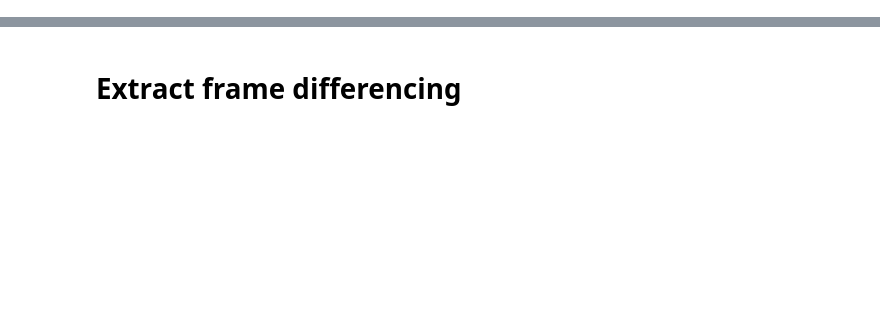
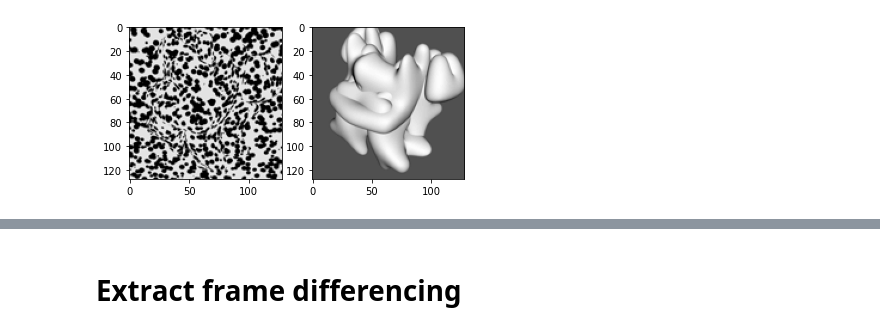
Before and after one commit to yifr/CommonFate, a Jupyter notebook: ImageProcessing.ipynb, the cells around one changed output, grey strips where cells are left out. Saved outputs shown, nothing was run; the diff lists cells and outputs as text; code cells hidden in the pictures; blank space fills up the shorter version.

```diff
--- a/ImageProcessing.ipynb
+++ b/ImageProcessing.ipynb
@@ -16,0 +185,30 @@ images.sort()
+# %%
+use_mnist = False
+noisy_gestalt = False
+use_frame_diff = False
+
+if use_frame_diff:
+    model = DenoisingConv(2, 64, 1)
+else:
+    model = DenoisingConv(1, 64, 1)
+
+if use_mnist:
+    tex, gt = noisy_img, img
+    model = DenoisingConv(1, 64, 1)
+
+    tex = torch.from_numpy(tex).unsqueeze(0).float()
+    gt = torch.from_numpy(gt).unsqueeze(0).float()
+
+else:
+    tex, gt = trainloader.__getitem__(0)
+    if noisy_gestalt:
+        gt = tex.float()
+        tex = tex + np.random.uniform(0, 0.0015, gt.shape)
+        tex = tex.float()
+
+fig, ax = plt.subplots(1, 2)
+ax[0].imshow(tex.squeeze(0), cmap="gray")
+ax[1].imshow(gt.squeeze(0), cmap="gray")
+plt.show()
+# %% [output]
+[figure, added]
```
Also changed, not shown: parts of 21 cells of this notebook, 3 other files.
